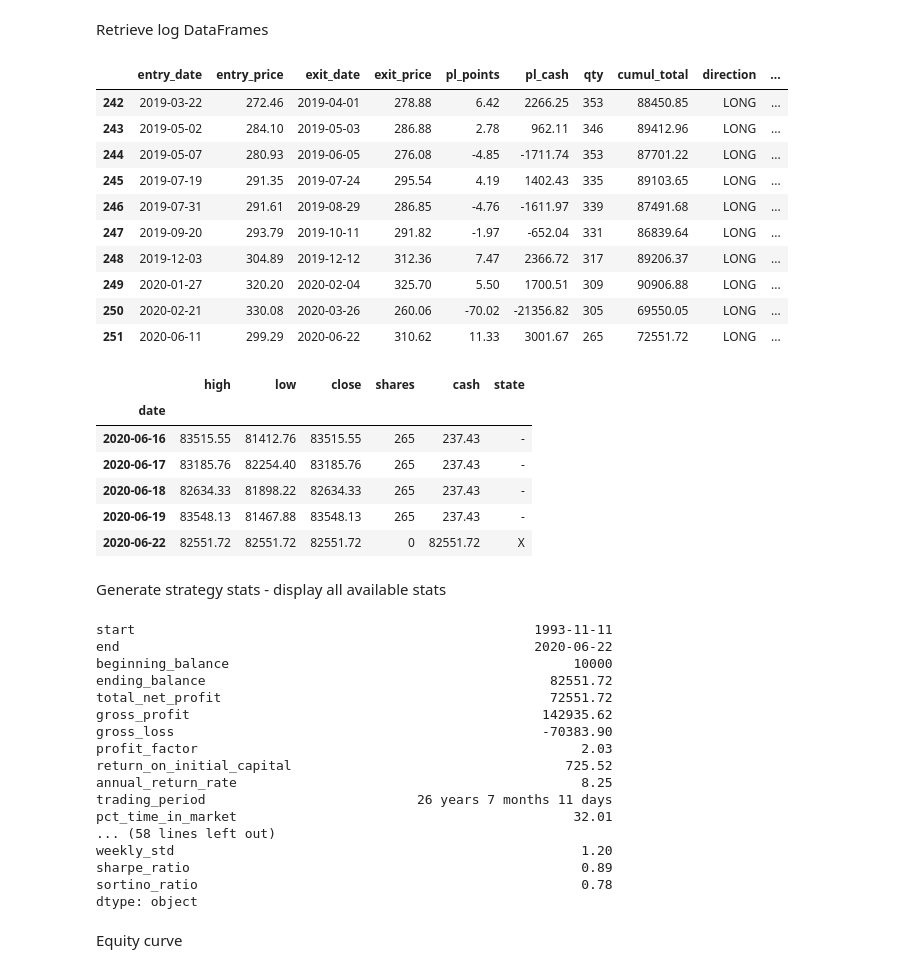
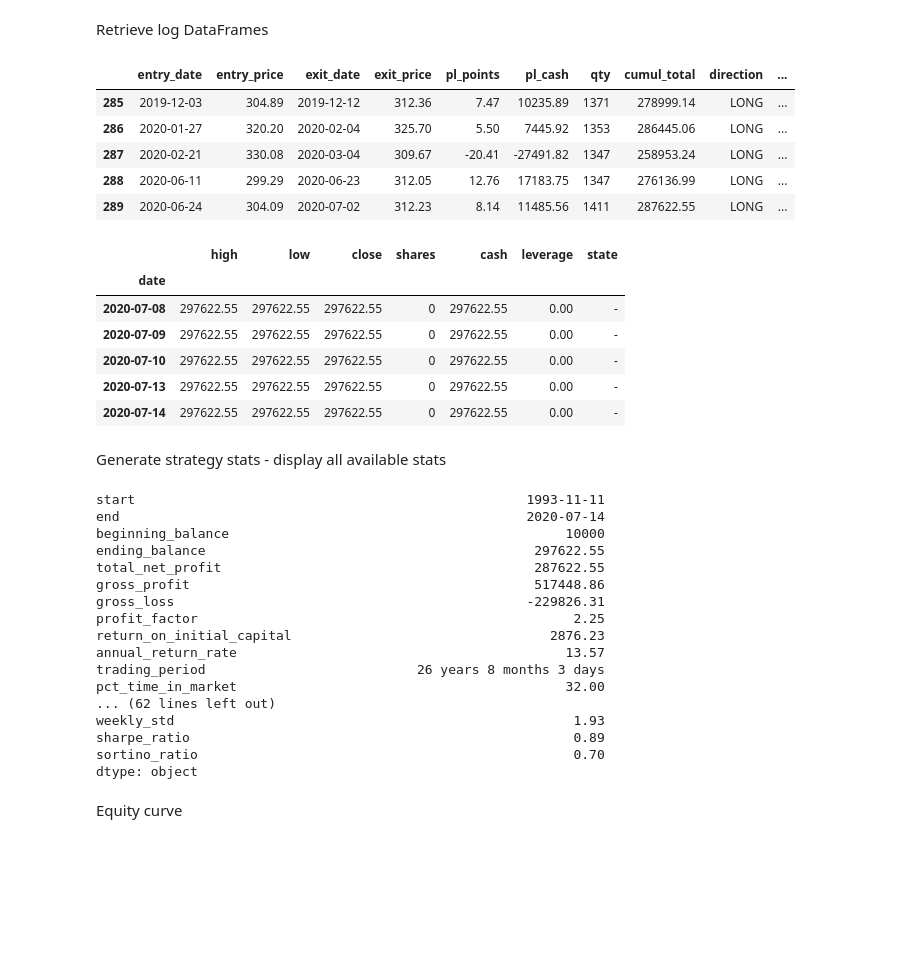
Before and after one commit to fja05680/pinkfish, a Jupyter notebook: examples/double-7s/strategy.ipynb, the cells around one changed output. Saved outputs shown, nothing was run; the diff lists cells and outputs as text; code cells hidden in the pictures; blank space fills up the shorter version.

```diff
--- a/examples/double-7s/strategy.ipynb
+++ b/examples/double-7s/strategy.ipynb
@@ -49,11 +49,11 @@ end = datetime.datetime.now()
 # %% [markdown]
 Define high low trade periods
 # %%
-period = 8
+period = 7
 # %% [markdown]
 Run Strategy
 # %%
-s = strategy.Strategy(symbol, capital, start, end, period, sma=70)
+s = strategy.Strategy(symbol, capital, start, end, period, sma=70, stop_loss_pct=85, margin=1.5)
 s.run()
 # %% [markdown]
 Retrieve log DataFrames
@@ -61,50 +61,45 @@ Retrieve log DataFrames
 tlog, dbal = s.get_logs()
 stats = s.get_stats()
 # %%
-tlog.tail(10)
+tlog.tail()
 # %% [output]
 |  | entry_date | entry_price | exit_date | exit_price | pl_points | pl_cash | qty | cumul_total | direction | ... |
-| 242 | 2019-03-22 | 272.46 | 2019-04-01 | 278.88 | 6.42 | 2266.25 | 353 | 88450.85 | LONG | ... |
-| 243 | 2019-05-02 | 284.10 | 2019-05-03 | 286.88 | 2.78 | 962.11 | 346 | 89412.96 | LONG | ... |
-| 244 | 2019-05-07 | 280.93 | 2019-06-05 | 276.08 | -4.85 | -1711.74 | 353 | 87701.22 | LONG | ... |
-| 245 | 2019-07-19 | 291.35 | 2019-07-24 | 295.54 | 4.19 | 1402.43 | 335 | 89103.65 | LONG | ... |
-| 246 | 2019-07-31 | 291.61 | 2019-08-29 | 286.85 | -4.76 | -1611.97 | 339 | 87491.68 | LONG | ... |
-| 247 | 2019-09-20 | 293.79 | 2019-10-11 | 291.82 | -1.97 | -652.04 | 331 | 86839.64 | LONG | ... |
-| 248 | 2019-12-03 | 304.89 | 2019-12-12 | 312.36 | 7.47 | 2366.72 | 317 | 89206.37 | LONG | ... |
-| 249 | 2020-01-27 | 320.20 | 2020-02-04 | 325.70 | 5.50 | 1700.51 | 309 | 90906.88 | LONG | ... |
-| 250 | 2020-02-21 | 330.08 | 2020-03-26 | 260.06 | -70.02 | -21356.82 | 305 | 69550.05 | LONG | ... |
-| 251 | 2020-06-11 | 299.29 | 2020-06-22 | 310.62 | 11.33 | 3001.67 | 265 | 72551.72 | LONG | ... |
+| 285 | 2019-12-03 | 304.89 | 2019-12-12 | 312.36 | 7.47 | 10235.89 | 1371 | 278999.14 | LONG | ... |
+| 286 | 2020-01-27 | 320.20 | 2020-02-04 | 325.70 | 5.50 | 7445.92 | 1353 | 286445.06 | LONG | ... |
+| 287 | 2020-02-21 | 330.08 | 2020-03-04 | 309.67 | -20.41 | -27491.82 | 1347 | 258953.24 | LONG | ... |
+| 288 | 2020-06-11 | 299.29 | 2020-06-23 | 312.05 | 12.76 | 17183.75 | 1347 | 276136.99 | LONG | ... |
+| 289 | 2020-06-24 | 304.09 | 2020-07-02 | 312.23 | 8.14 | 11485.56 | 1411 | 287622.55 | LONG | ... |
 # %%
 dbal.tail()
 # %% [output]
-|  | high | low | close | shares | cash | state |
-| date |  |  |  |  |  |  |
-| 2020-06-16 | 83515.55 | 81412.76 | 83515.55 | 265 | 237.43 | - |
-| 2020-06-17 | 83185.76 | 82254.40 | 83185.76 | 265 | 237.43 | - |
-| 2020-06-18 | 82634.33 | 81898.22 | 82634.33 | 265 | 237.43 | - |
-| 2020-06-19 | 83548.13 | 81467.88 | 83548.13 | 265 | 237.43 | - |
-| 2020-06-22 | 82551.72 | 82551.72 | 82551.72 | 0 | 82551.72 | X |
+|  | high | low | close | shares | cash | leverage | state |
+| date |  |  |  |  |  |  |  |
+| 2020-07-08 | 297622.55 | 297622.55 | 297622.55 | 0 | 297622.55 | 0.00 | - |
+| 2020-07-09 | 297622.55 | 297622.55 | 297622.55 | 0 | 297622.55 | 0.00 | - |
+| 2020-07-10 | 297622.55 | 297622.55 | 297622.55 | 0 | 297622.55 | 0.00 | - |
+| 2020-07-13 | 297622.55 | 297622.55 | 297622.55 | 0 | 297622.55 | 0.00 | - |
+| 2020-07-14 | 297622.55 | 297622.55 | 297622.55 | 0 | 297622.55 | 0.00 | - |
 # %% [markdown]
 Generate strategy stats - display all available stats
 # %%
 pf.print_full(stats)
 # %% [output]
-start                                                   1993-11-11
-end                                                     2020-06-22
-beginning_balance                                            10000
-ending_balance                                            82551.72
-total_net_profit                                          72551.72
-gross_profit                                             142935.62
-gross_loss                                               -70383.90
-profit_factor                                                 2.03
-return_on_initial_capital                                   725.52
-annual_return_rate                                            8.25
-trading_period                           26 years 7 months 11 days
-pct_time_in_market                                           32.01
-... (58 lines left out)
-weekly_std                                                    1.20
-sharpe_ratio                                                  0.89
-sortino_ratio                                                 0.78
+start                                                  1993-11-11
+end                                                    2020-07-14
+beginning_balance                                           10000
+ending_balance                                          297622.55
+total_net_profit                                        287622.55
+gross_profit                                            517448.86
+gross_loss                                             -229826.31
+profit_factor                                                2.25
+return_on_initial_capital                                 2876.23
+annual_return_rate                                          13.57
+trading_period                           26 years 8 months 3 days
+pct_time_in_market                                          32.00
+... (62 lines left out)
+weekly_std                                                   1.93
+sharpe_ratio                                                 0.89
+sortino_ratio                                                0.70
 dtype: object
 # %% [markdown]
 Equity curve
```
Also changed, not shown: parts of 7 cells of this notebook, 43 other files.
